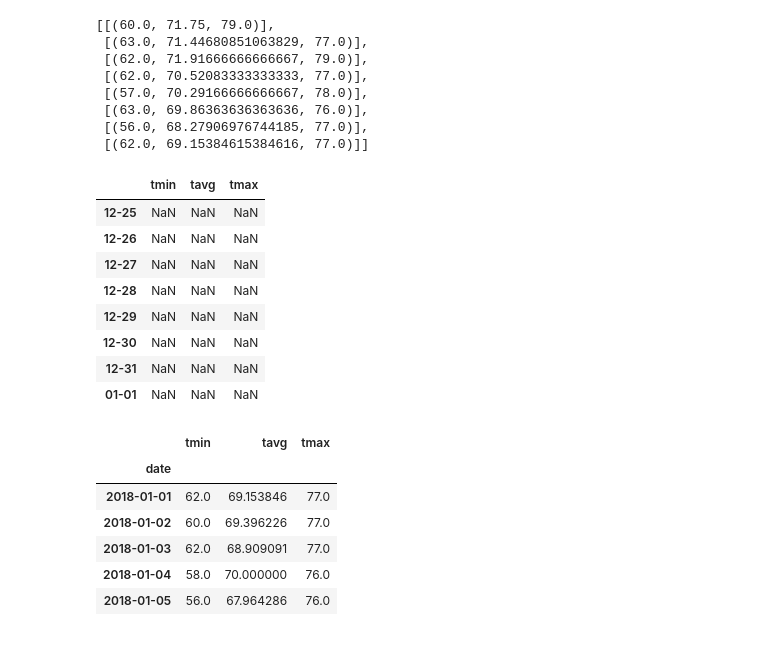
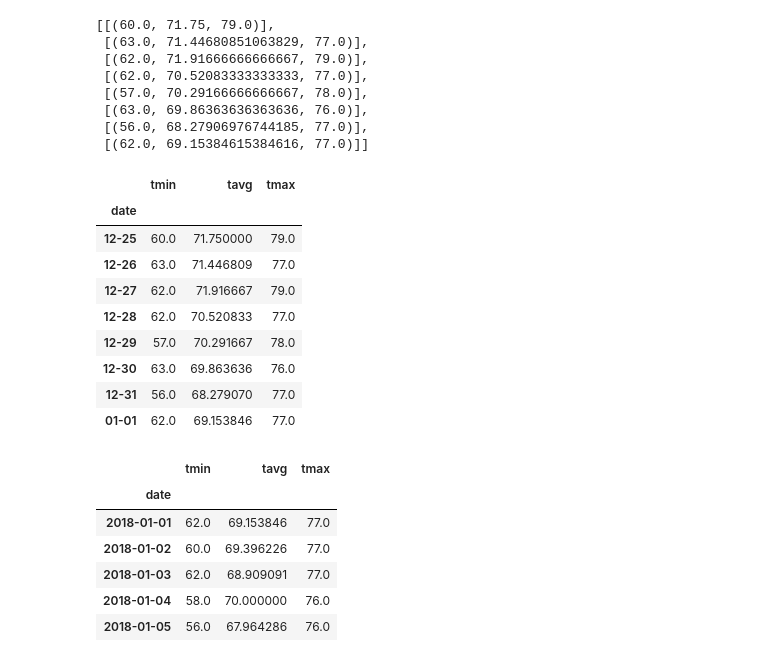
Before and after one commit to alexisperumal/sqlalchemy-challenge, a Jupyter notebook: climate_starter-Alexis.ipynb, the cells around one changed output. Drawn from its saved outputs; the diff is of its cells as text; code cells hidden in the pictures.

```diff
--- a/climate_starter-Alexis.ipynb
+++ b/climate_starter-Alexis.ipynb
@@ -410,21 +410,41 @@ date_strings
  [(63.0, 69.86363636363636, 76.0)],
  [(56.0, 68.27906976744185, 77.0)],
  [(62.0, 69.15384615384616, 77.0)]]
-# %%
-# daily_norms_df = pd.DataFrame([daily_normals(date_str) for date_str in date_strings])
-
-daily_norms_df = pd.DataFrame(columns=['tmin', 'tavg', 'tmax'], index=date_strings)
-daily_norms_df
-# %% [output]
-|  | tmin | tavg | tmax |
-| 12-25 | NaN | NaN | NaN |
-| 12-26 | NaN | NaN | NaN |
-| 12-27 | NaN | NaN | NaN |
-| 12-28 | NaN | NaN | NaN |
-| 12-29 | NaN | NaN | NaN |
-| 12-30 | NaN | NaN | NaN |
-| 12-31 | NaN | NaN | NaN |
-| 01-01 | NaN | NaN | NaN |
+# %%
+# daily_norms_df = pd.DataFrame([daily_normals(date_str) for date_str in date_strings])
+# tmin_list = []
+# tavg_list = []
+# tmax_list = []
+# for date_str in date_strings:
+#     tmin, tavg, tmax = daily_normals(date_str)
+#     tmin_list.append(tmin)
+#     tavg_list.append(tavg)
+#     tmax_list.append(tmax)
+
+daily_stats = [daily_normals(date_str) for date_str in date_strings]
+
+data = {}
+i = 0
+for row in daily_stats:
+    data[date_strings[i]] = list(*row)
+    i+=1
+
+data
+
+daily_norms_df = pd.DataFrame.from_dict(data, orient='index', columns=['tmin', 'tavg', 'tmax'])
+daily_norms_df.index.name = 'date'
+daily_norms_df
+# %% [output]
+|  | tmin | tavg | tmax |
+| date |  |  |  |
+| 12-25 | 60.0 | 71.750000 | 79.0 |
+| 12-26 | 63.0 | 71.446809 | 77.0 |
+| 12-27 | 62.0 | 71.916667 | 79.0 |
+| 12-28 | 62.0 | 70.520833 | 77.0 |
+| 12-29 | 57.0 | 70.291667 | 78.0 |
+| 12-30 | 63.0 | 69.863636 | 76.0 |
+| 12-31 | 56.0 | 68.279070 | 77.0 |
+| 01-01 | 62.0 | 69.153846 | 77.0 |
 # %%
 # Load the previous query results into a Pandas DataFrame and add the `trip_dates` range as the `date` index
 # %% [output]
```
Also changed, not shown: parts of 1 cell of this notebook.
